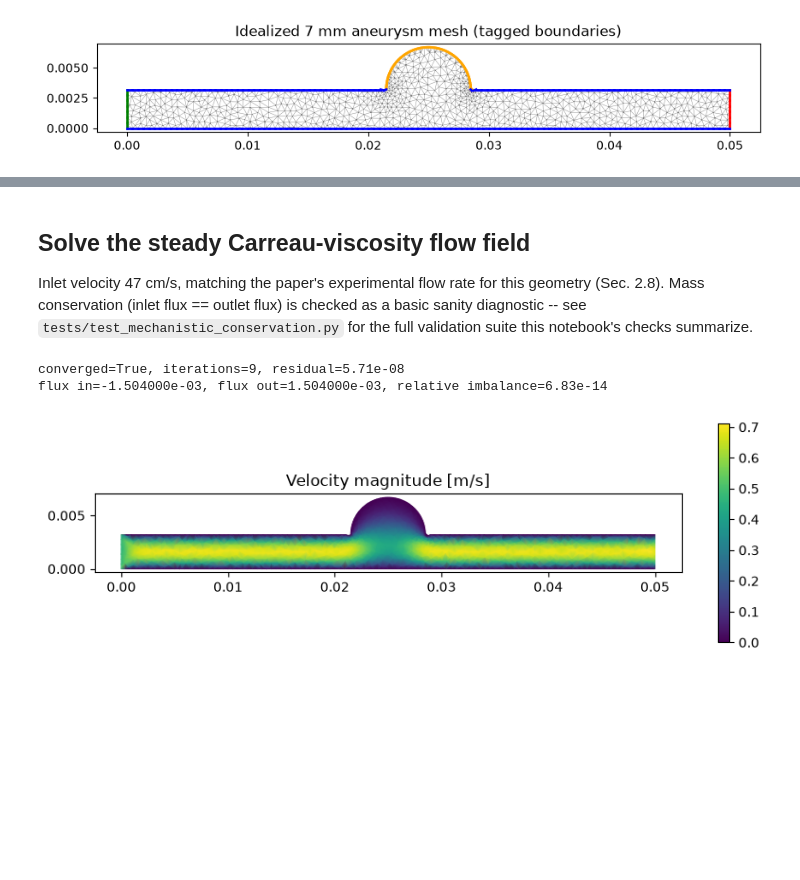
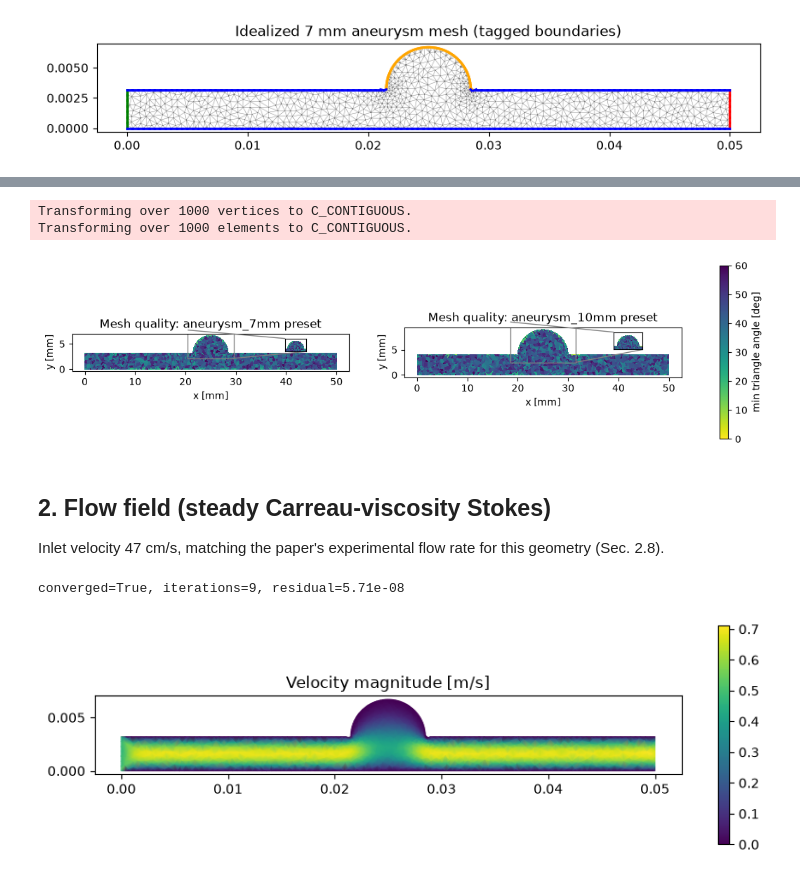
Before and after one commit to danilodurs/thrombus-bench, a Jupyter notebook: notebooks/01_explore_mechanistic_baseline.ipynb, the cells around one changed output, grey strips where cells are left out. Drawn from its saved outputs; the diff is of its cells as text; code cells hidden in the pictures; blank space fills up the shorter version.

```diff
--- a/notebooks/01_explore_mechanistic_baseline.ipynb
+++ b/notebooks/01_explore_mechanistic_baseline.ipynb
@@ -67,21 +92,31 @@ plt.show()
+# %%
+from thrombus_bench.viz.showcase_plots import plot_mesh_quality
+
+geom_10mm = GeometryConfig(vessel_diameter_mm=4.0, aneurysm_diameter_mm=10.0, vessel_length_mm=50.0)
+tagged_mesh_10mm = build_aneurysm_mesh(geom_10mm, MeshConfig(target_num_elements=2000, neck_refinement_factor=3.0))
+
+fig, axes = plt.subplots(1, 2, figsize=(14, 4))
+plot_mesh_quality(tagged_mesh.mesh.p, tagged_mesh.mesh.t, ax=axes[0], geom=geom, inset=True)
+axes[0].set_title("Mesh quality: aneurysm_7mm preset")
+plot_mesh_quality(tagged_mesh_10mm.mesh.p, tagged_mesh_10mm.mesh.t, ax=axes[1], geom=geom_10mm, inset=True)
+axes[1].set_title("Mesh quality: aneurysm_10mm preset")
+fig.colorbar(axes[1].collections[0], ax=list(axes), label="min triangle angle [deg]", shrink=0.8)
+plt.show()
+# %% [output]
+Transforming over 1000 vertices to C_CONTIGUOUS.
+Transforming over 1000 elements to C_CONTIGUOUS.
+[figure, added]
 # %% [markdown]
-## Solve the steady Carreau-viscosity flow field
+## 2. Flow field (steady Carreau-viscosity Stokes)
 
 Inlet velocity 47 cm/s, matching the paper's experimental flow rate for
-this geometry (Sec. 2.8). Mass conservation (inlet flux == outlet flux) is
-checked as a basic sanity diagnostic -- see `tests/test_mechanistic_conservation.py`
-for the full validation suite this notebook's checks summarize.
+this geometry (Sec. 2.8).
 # %%
 carreau = CarreauParams(mu_inf_pa_s=0.0035, mu_0_pa_s=0.056, lambda_s=3.313, n=0.3568)
 flow = solve_steady_flow(tagged_mesh, inlet_velocity_m_s=0.47, carreau=carreau)
 print(f"converged={flow.converged}, iterations={flow.n_iterations}, residual={flow.residual:.2e}")
-
-q_in = compute_boundary_flux(flow, "inlet")
-q_out = compute_boundary_flux(flow, "outlet")
-print(f"flux in={q_in:.6e}, flux out={q_out:.6e}, relative imbalance={abs(q_in + q_out) / abs(q_in):.2e}")
 # %% [output]
 converged=True, iterations=9, residual=5.71e-08
-flux in=-1.504000e-03, flux out=1.504000e-03, relative imbalance=6.83e-14
 # %%
 # Velocity magnitude at mesh vertices (P2 nodal dofs coincide with vertices
 # for the corner/vertex nodes; this simple slice is sufficient for a quick look).
```
Also changed, not shown: parts of 27 cells of this notebook, 6 other files.
